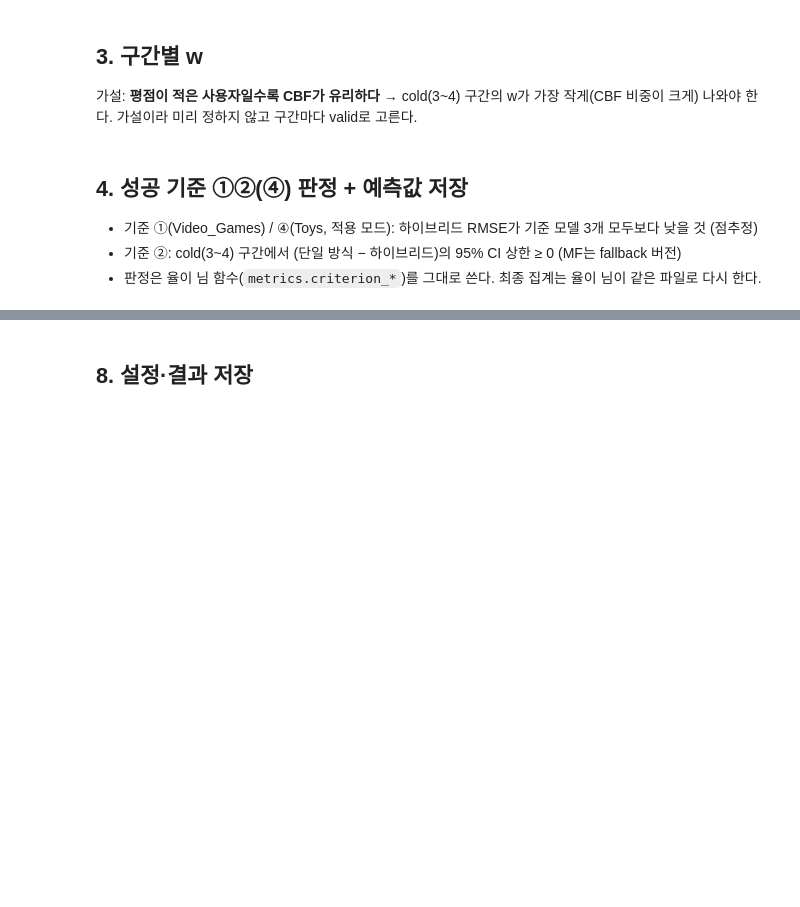
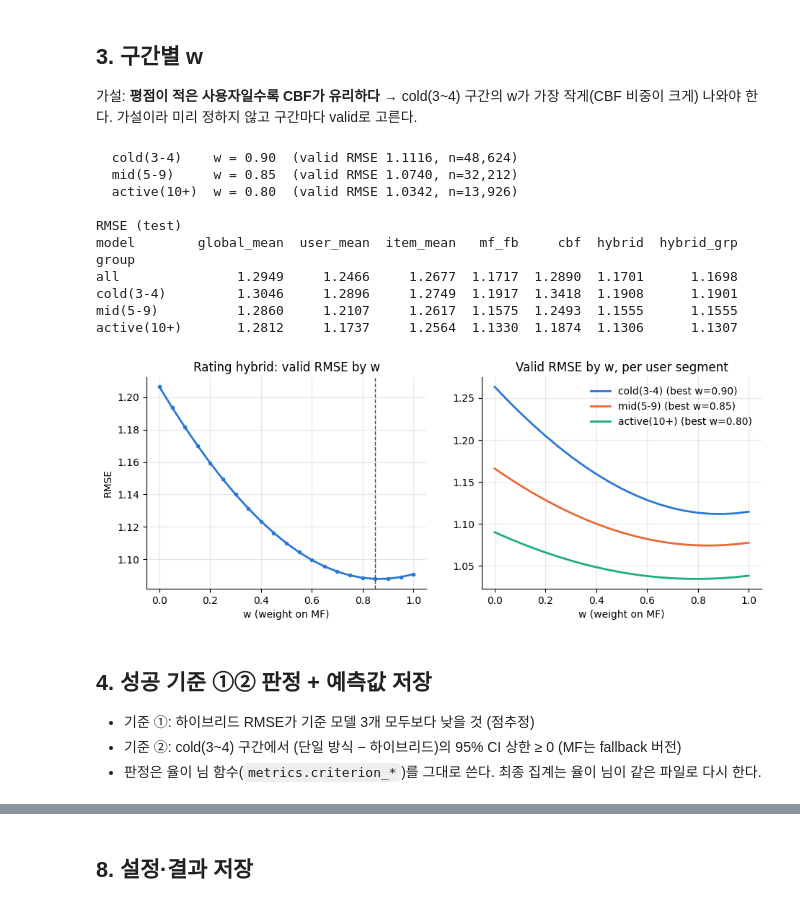
Before and after one commit to qhfl3644/team10-recsys, a Jupyter notebook: notebooks/08_hybrid.ipynb, the cells around one changed output, grey strips where cells are left out. Cells and saved outputs as stored; diff of their text form; code cells hidden in the pictures; blank space fills up the shorter version.

```diff
--- a/notebooks/08_hybrid.ipynb
+++ b/notebooks/08_hybrid.ipynb
@@ -51,17 +44,8 @@ from src.models.hybrid import (W_GRID, blend, search_w, search_w_by_group, blend
                                RankHybrid, weight_grid, search_rank_weights)
 
 DS = 'Video_Games'
-TRANSFER_FROM = None                       # Toys 일반화 때 'Video_Games'
-RUN_RANK_SEARCH = True                     # 6번 셀 Top-N 가중치 탐색 (적용 모드에서는 재튜닝 비교용)
-EVAL_SINGLES = True                        # 7번 셀에서 CBF·MF 단독 랭킹도 평가
 OUT = f'{RESULT_DIR}/hybrid'
 os.makedirs(OUT, exist_ok=True)
 CHUNK = 256 if DS == 'Video_Games' else 64     # Toys는 상품이 많아 한 번에 처리하는 사용자를 줄임
 parse_k = lambda s: None if str(s) == 'all' else int(s)
-
-TR = None
-if TRANSFER_FROM:
-    with open(f'{OUT}/{TRANSFER_FROM}_hybrid_config.json', encoding='utf-8') as f:
-        TR = json.load(f)
-    print(f'적용 모드: {TRANSFER_FROM}의 w={TR["rating_w"]}, 구간별 w={TR["rating_w_group"]}, Top-N 가중치={TR["rank_weights"]}를 그대로 적용')
 print('준비 완료:', DS)
@@ -122,13 +93,8 @@ w = 1이면 MF만, w = 0이면 CBF만 쓰는 것과 같다. 적용 모드에서
 # %%
 # ===== 2. w 탐색 =====
-w_table, W_RETUNED = search_w(yv, P['valid']['mf_fb'], P['valid']['cbf'])
-BEST_W = float(TR['rating_w']) if TR else W_RETUNED
+w_table, BEST_W = search_w(yv, P['valid']['mf_fb'], P['valid']['cbf'])
 print(w_table.iloc[::2].round(4).to_string(index=False))
-print(f'\nvalid로 고른 w = {W_RETUNED:.2f}  (valid RMSE {w_table["rmse"].min():.4f})')
+print(f'\n선택: w = {BEST_W:.2f}  (valid RMSE {w_table["rmse"].min():.4f})')
 p_hyb = {s: blend(P[s]['mf_fb'], P[s]['cbf'], BEST_W) for s in ['valid', 'test']}
-if TR:
-    p_hyb_rt = {s: blend(P[s]['mf_fb'], P[s]['cbf'], W_RETUNED) for s in ['valid', 'test']}
-    print(f'적용하는 w = {BEST_W:.2f} ({TRANSFER_FROM}): test RMSE {M.rmse(yt, p_hyb["test"]):.4f} / 재튜닝 w {W_RETUNED:.2f}: {M.rmse(yt, p_hyb_rt["test"]):.4f}'
-          f'  → 재튜닝 이득 {M.rmse(yt, p_hyb["test"]) - M.rmse(yt, p_hyb_rt["test"]):+.4f}')
-print(f'test: 하이브리드(w={BEST_W:.2f}) RMSE {M.rmse(yt, p_hyb["test"]):.4f}  MAE {M.mae(yt, p_hyb["test"]):.4f}  '
+print(f'test: 하이브리드 RMSE {M.rmse(yt, p_hyb["test"]):.4f}  MAE {M.mae(yt, p_hyb["test"]):.4f}  '
       f'| MF(fb) {M.rmse(yt, P["test"]["mf_fb"]):.4f}  | CBF {M.rmse(yt, P["test"]["cbf"]):.4f}')
@@ -139,42 +121,51 @@ print(f'test: 하이브리드(w={BEST_W:.2f}) RMSE {M.rmse(yt, p_hyb["test"]):.4
 가설이라 미리 정하지 않고 구간마다 valid로 고른다.
 # %%
 # ===== 3. 구간별 w =====
-wg_table, W_GROUP_RETUNED = search_w_by_group(yv, P['valid']['mf_fb'], P['valid']['cbf'], gv)
-W_GROUP = {g: float(w) for g, w in TR['rating_w_group'].items()} if TR else W_GROUP_RETUNED
+wg_table, W_GROUP = search_w_by_group(yv, P['valid']['mf_fb'], P['valid']['cbf'], gv)
 for g in M.GROUPS:
     r = wg_table[(wg_table.group == g)]
-    extra = f'  | 적용하는 w = {W_GROUP[g]:.2f}' if TR else ''
-    print(f'  {g:12s} valid로 고른 w = {W_GROUP_RETUNED[g]:.2f}  (valid RMSE {r["rmse"].min():.4f}, n={int(r["n"].iloc[0]):,}){extra}')
-p_hyb_g = {s: blend_by_group(P[s]['mf_fb'], P[s]['cbf'], g, W_GROUP) for s, g in [('valid', gv), ('test', gt)]}
-if TR:
-    p_hyb_g_rt = {s: blend_by_group(P[s]['mf_fb'], P[s]['cbf'], g, W_GROUP_RETUNED) for s, g in [('valid', gv), ('test', gt)]}
+    print(f'  {g:12s} w = {W_GROUP[g]:.2f}  (valid RMSE {r["rmse"].min():.4f}, n={int(r["n"].iloc[0]):,})')
+p_hyb_g = {'valid': blend_by_group(P['valid']['mf_fb'], P['valid']['cbf'], gv, W_GROUP),
+           'test': blend_by_group(P['test']['mf_fb'], P['test']['cbf'], gt, W_GROUP)}
 
 base = {k: c().fit(data.train, data.n_users, data.n_items) for k, c in BASELINES.items() if k != 'popularity'}
 ut, it = data.test['uidx'].values, data.test['iidx'].values
 p_base = {k: m.predict(ut, it) for k, m in base.items()}
-tbl_preds = {**p_base, 'mf_fb': P['test']['mf_fb'], 'cbf': P['test']['cbf'], 'hybrid': p_hyb['test'], 'hybrid_grp': p_hyb_g['test']}
-if TR:
-    tbl_preds.update({'hybrid_retuned': p_hyb_rt['test'], 'hybrid_grp_retuned': p_hyb_g_rt['test']})
-rt = M.rating_table(tbl_preds, data.test, data)
+rt = M.rating_table({**p_base, 'mf_fb': P['test']['mf_fb'], 'cbf': P['test']['cbf'],
+                     'hybrid': p_hyb['test'], 'hybrid_grp': p_hyb_g['test']}, data.test, data)
 print('\nRMSE (test)')
-print(rt[rt.scope == 'all'].pivot_table(index='group', columns='model', values='rmse', sort=False)[list(tbl_preds)].round(4).to_string())
+print(rt[rt.scope == 'all'].pivot_table(index='group', columns='model', values='rmse', sort=False)
+        [['global_mean', 'user_mean', 'item_mean', 'mf_fb', 'cbf', 'hybrid', 'hybrid_grp']].round(4).to_string())
 
 fig, axes = plt.subplots(1, 2, figsize=(11, 3.8))
 axes[0].plot(w_table['w'], w_table['rmse'], marker='o', markersize=3, linewidth=2, color='#2a78d6')
 axes[0].axvline(BEST_W, color='#52514e', linestyle='--', linewidth=1)
-axes[0].set_title(f'Rating hybrid: valid RMSE by w ({DS})'); axes[0].set_xlabel('w (weight on MF)'); axes[0].set_ylabel('RMSE')
+axes[0].set_title('Rating hybrid: valid RMSE by w'); axes[0].set_xlabel('w (weight on MF)'); axes[0].set_ylabel('RMSE')
 colors = {'cold(3-4)': '#2a78d6', 'mid(5-9)': '#eb6834', 'active(10+)': '#1baf7a'}
 for g in M.GROUPS:
     r = wg_table[wg_table.group == g]
-    axes[1].plot(r['w'], r['rmse'], linewidth=2, color=colors[g], label=f'{g} (best w={W_GROUP_RETUNED[g]:.2f})')
+    axes[1].plot(r['w'], r['rmse'], linewidth=2, color=colors[g], label=f'{g} (best w={W_GROUP[g]:.2f})')
 axes[1].set_title('Valid RMSE by w, per user segment'); axes[1].set_xlabel('w (weight on MF)'); axes[1].legend(frameon=False)
 for ax in axes:
     ax.spines[['top', 'right']].set_visible(False); ax.grid(alpha=0.3)
 fig.savefig(f'{OUT}/{DS}_rating_w.png', dpi=200, bbox_inches='tight'); plt.show()
+# %% [output]
+  cold(3-4)    w = 0.90  (valid RMSE 1.1116, n=48,624)
+  mid(5-9)     w = 0.85  (valid RMSE 1.0740, n=32,212)
+  active(10+)  w = 0.80  (valid RMSE 1.0342, n=13,926)
+
+RMSE (test)
+model        global_mean  user_mean  item_mean   mf_fb     cbf  hybrid  hybrid_grp
+group
+all               1.2949     1.2466     1.2677  1.1717  1.2890  1.1701      1.1698
+cold(3-4)         1.3046     1.2896     1.2749  1.1917  1.3418  1.1908      1.1901
+mid(5-9)          1.2860     1.2107     1.2617  1.1575  1.2493  1.1555      1.1555
+active(10+)       1.2812     1.1737     1.2564  1.1330  1.1874  1.1306      1.1307
+[figure, added]
 # %% [markdown]
-## 4. 성공 기준 ①②(④) 판정 + 예측값 저장
+## 4. 성공 기준 ①② 판정 + 예측값 저장
 
-- 기준 ①(Video_Games) / ④(Toys, 적용 모드): 하이브리드 RMSE가 기준 모델 3개 모두보다 낮을 것 (점추정)
+- 기준 ①: 하이브리드 RMSE가 기준 모델 3개 모두보다 낮을 것 (점추정)
 - 기준 ②: cold(3~4) 구간에서 (단일 방식 − 하이브리드)의 95% CI 상한 ≥ 0 (MF는 fallback 버전)
 - 판정은 율이 님 함수(`metrics.criterion_*`)를 그대로 쓴다. 최종 집계는 율이 님이 같은 파일로 다시 한다.
 # %%
```
Also changed, not shown: parts of 19 cells of this notebook.
